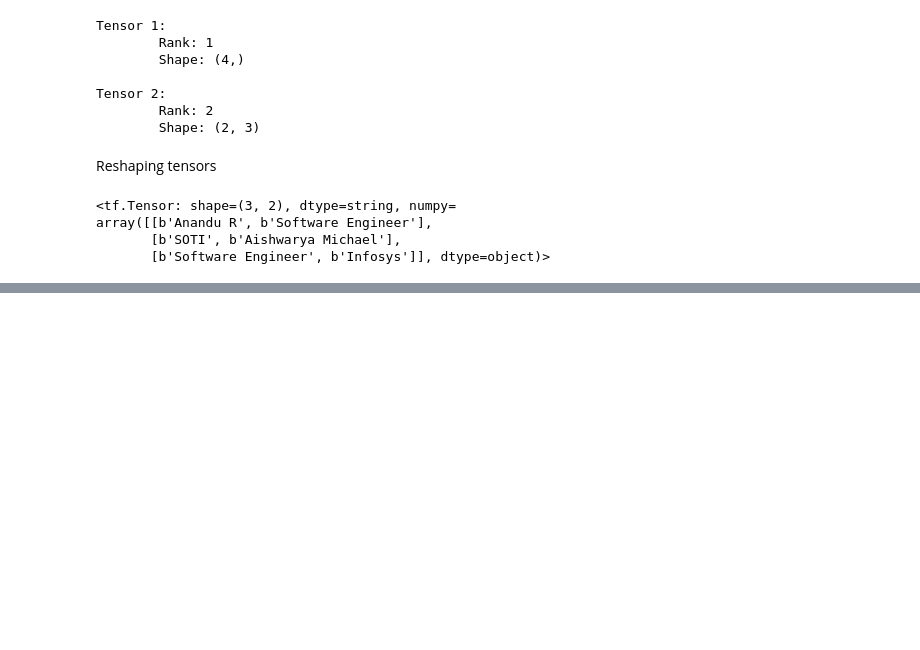
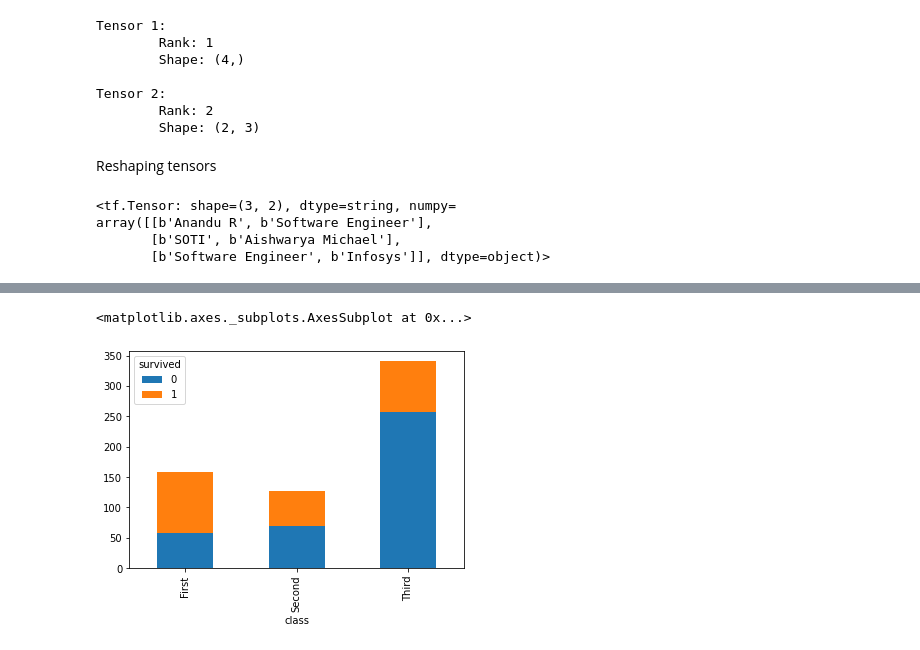
Before and after one commit to AnanduR32/DeepLearning, a Jupyter notebook: Basics/TensorFlow 2.0/Tensorflow_2_0.ipynb, the cells around one changed output, grey strips where cells are left out. Drawn from its saved outputs; the diff is of its cells as text; code cells hidden in the pictures; blank space fills up the shorter version.

```diff
--- a/Basics/TensorFlow 2.0/Tensorflow_2_0.ipynb
+++ b/Basics/TensorFlow 2.0/Tensorflow_2_0.ipynb
@@ -49,0 +59,5 @@ array([[b'Anandu R', b'Software Engineer'],
+# %%
+df_train = pd.read_csv("https://storage.googleapis.com/tf-datasets/titanic/train.csv")
+df_eval = pd.read_csv("https://storage.googleapis.com/tf-datasets/titanic/eval.csv")
+y_train = df_train.pop("survived")
+y_eval = df_eval.pop("survived")
@@ -49,0 +74,7 @@ array([[b'Anandu R', b'Software Engineer'],
+# %%
+df = pd.DataFrame(pd.concat([df_train, y_train], axis = 1).groupby("class")['survived'].value_counts())
+df = df.rename(columns={'survived':'count'}).pivot_table(index = 'class', values = 'count', columns = 'survived').reset_index()
+df.plot(kind = "bar", stacked = True, x = 'class')
+# %% [output]
+<matplotlib.axes._subplots.AxesSubplot at 0x...>
+[figure, added]
```
Also changed, not shown: parts of 13 cells of this notebook.
